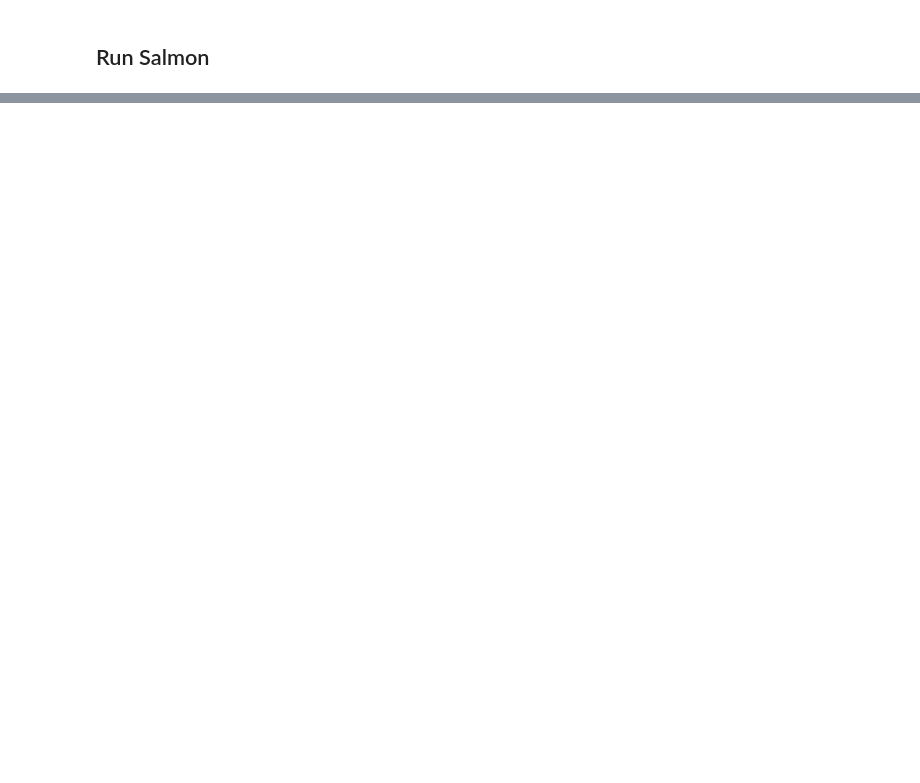
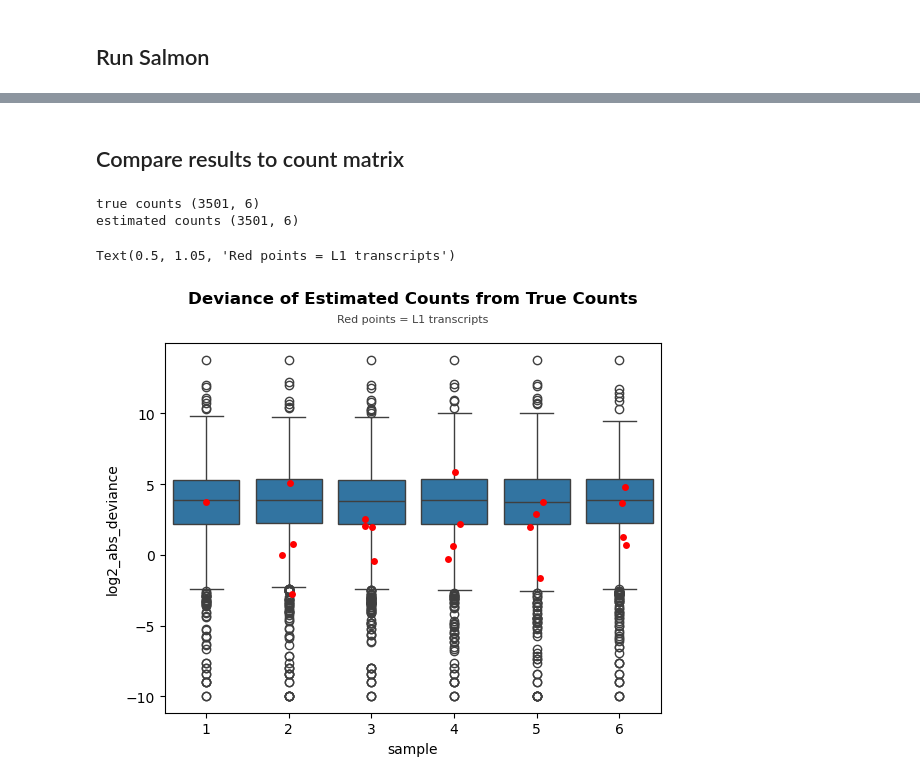
Before and after one commit to gage-lab/bulk_te_bench, a Jupyter notebook: analysis/20231004_benchmark.ipynb, the cells around one changed output, grey strips where cells are left out. Drawn from its saved outputs; the diff is of its cells as text; code cells hidden in the pictures; blank space fills up the shorter version.

```diff
--- a/analysis/20231004_benchmark.ipynb
+++ b/analysis/20231004_benchmark.ipynb
@@ -81,7 +134,7 @@ t2g_3col.iloc[:, :2].to_csv(
 # %% [markdown]
 ## Simulate reads with polyester
 # %%
-TXOME_FA = OUTDIR / "chr22_txome/txome.fa"
+TXOME_FA = OUTDIR / "chr22_txome/txome_clean.fa"
 
 # make count matrix to simulate from
 # ~20x coverage ----> reads per transcript = transcriptlength/readlength * 20
@@ -90,7 +143,7 @@ TXOME_FA = OUTDIR / "chr22_txome/txome.fa"
 counts = defaultdict(list)
 for tx in SeqIO.parse(TXOME_FA, "fasta"):
     counts["tx_id"].append(tx.id)
-    for sample in range(0, 3):
+    for sample in range(0, 6):
         if "ENS" in tx.id:
             counts[sample].append(20 * len(tx.seq) // 100)
         elif "chr" in tx.id:
@@ -169,0 +202,66 @@ hits: 1,875,548, hits per frag:  3.96695
+# %% [markdown]
+## Compare results to count matrix
+# %%
+# read in matrix and quantification results
+true_counts = pd.read_csv(OUTDIR / "chr22_reads/counts.tsv", sep="\t", index_col=0)
+print("true counts", true_counts.shape)
+estimated_counts = {}
+for f in (OUTDIR / "chr22_quant").rglob("quant.sf"):
+    sample = int(f.parent.name.split("_")[1])
+    estimated_counts[sample] = pd.read_csv(f, sep="\t", index_col=0).iloc[:, 3]
+
+estimated_counts = pd.DataFrame(estimated_counts)
+print("estimated counts", estimated_counts.shape)
+
+# assert indices are the same
+assert (true_counts.index == estimated_counts.index).all()
+# %% [output]
+true counts (3501, 6)
+estimated counts (3501, 6)
+# %%
+deviance = pd.DataFrame(
+    (estimated_counts.to_numpy() - true_counts.to_numpy()),
+    index=estimated_counts.index,
+    columns=estimated_counts.columns,
+)
+deviance = deviance.melt(value_name="deviance", var_name="sample", ignore_index=False)
+deviance["log2_abs_deviance"] = np.log2(deviance["deviance"].abs())
+deviance.reset_index(inplace=True)
+
+ax = plt.gca()
+sns.boxplot(
+    data=deviance[~deviance.Name.str.contains("chr")],
+    x="sample",
+    y="log2_abs_deviance",
+    ax=ax,
+)
+sns.stripplot(
+    data=deviance[deviance.Name.str.contains("chr")],
+    x="sample",
+    y="log2_abs_deviance",
+    ax=ax,
+    color="red",
+)
+ax.text(
+    x=0.5,
+    y=1.1,
+    s="Deviance of Estimated Counts from True Counts",
+    fontsize=12,
+    weight="bold",
+    ha="center",
+    va="bottom",
+    transform=ax.transAxes,
+)
+ax.text(
+    x=0.5,
+    y=1.05,
+    s="Red points = L1 transcripts",
+    fontsize=8,
+    alpha=0.75,
+    ha="center",
+    va="bottom",
+    transform=ax.transAxes,
+)
+# %% [output]
+Text(0.5, 1.05, 'Red points = L1 transcripts')
+[figure, added]
```
Also changed, not shown: parts of 7 cells of this notebook.
